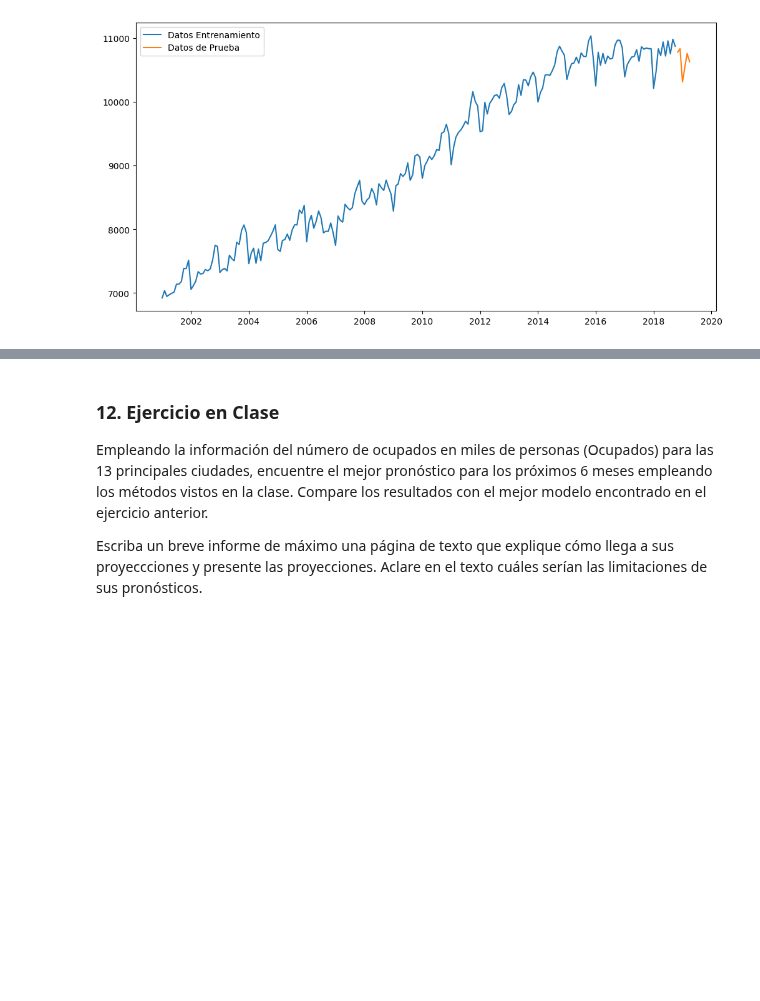
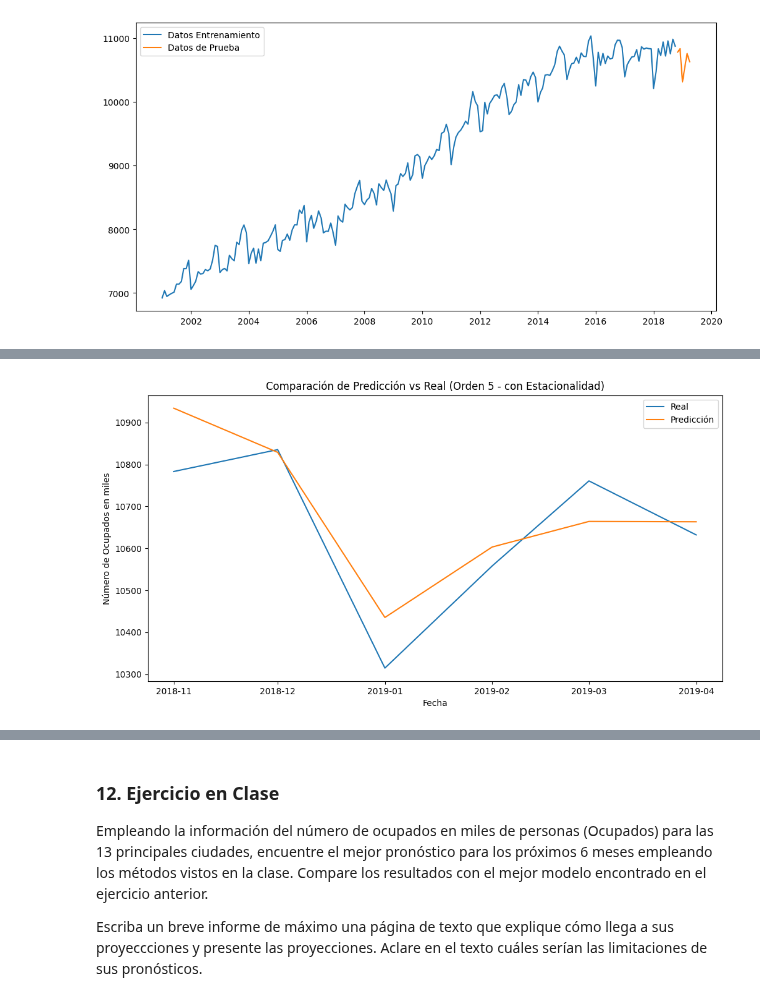
Before and after one commit to alfa7g7/Fundamentos-analitica-II, a Jupyter notebook: Clase 2/fundamentos_analítica_clase2_Tarea.ipynb, the cells around one changed output, grey strips where cells are left out. Cells and saved outputs as stored; diff of their text form; code cells hidden in the pictures; blank space fills up the shorter version.

```diff
--- a/Clase 2/fundamentos_analítica_clase2_Tarea.ipynb
+++ b/Clase 2/fundamentos_analítica_clase2_Tarea.ipynb
@@ -696,0 +178,17 @@ plt.show()
+# %%
+# Best model, orden 5 con estacionalidad
+orden = 5
+
+# Preparar las variables para el modelo
+y_train = train_data["Ocupados"]
+x_train = np.linspace(1, train_data.shape[0], train_data.shape[0])
+X_train = np.vander(x_train, N=orden+1)
+
+# Añadir las variables dummy (estacionalidad)
+X_train_season = np.concatenate([X_train, train_data.iloc[:, 4:].values], axis=1)
+
+# Ajustar el modelo de regresión lineal polinómico con estacionalidad
+lin_season = sm.OLS(y_train, X_train_season)
+lin_t_season = lin_season.fit()
+
+print(lin_t_season.summary())
@@ -696,0 +213,13 @@ plt.show()
+# %%
+# Preparar los datos de prueba
+y_test = test_data["Ocupados"]
+x_test = np.linspace(len(train_data) + 1, len(data), len(test_data))
+X_test = np.vander(x_test, N=orden+1)
+X_test_season = np.concatenate([X_test, test_data.iloc[:, 4:].values], axis=1)
+
+# Obtener los coeficientes (betas) del modelo
+betas = lin_t_season.params
+
+# Mostrar los betas
+print("Coeficientes del modelo (Betas):")
+print(betas)
@@ -696,0 +246,15 @@ plt.show()
+# %%
+# Realizar la predicción
+y_pred_season = lin_t_season.predict(X_test_season)
+
+# Gráfico de Predicción vs Real
+plt.figure(figsize=(12, 6))
+plt.plot(test_data.index, y_test, label='Real')
+plt.plot(test_data.index, y_pred_season, label='Predicción')
+plt.title('Comparación de Predicción vs Real (Orden 5 - con Estacionalidad)')
+plt.xlabel('Fecha')
+plt.ylabel('Número de Ocupados en miles')
+plt.legend()
+plt.show()
+# %% [output]
+[figure, added]
```
Also changed, not shown: parts of 58 cells of this notebook.
